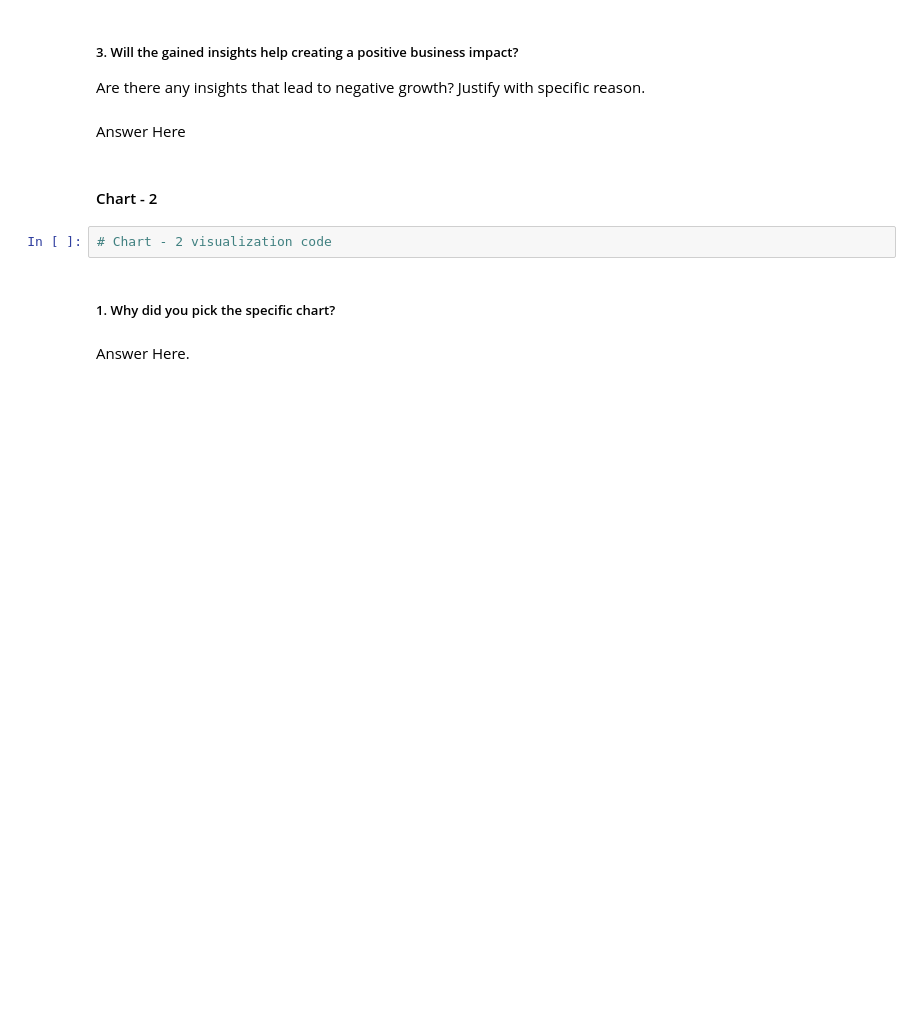
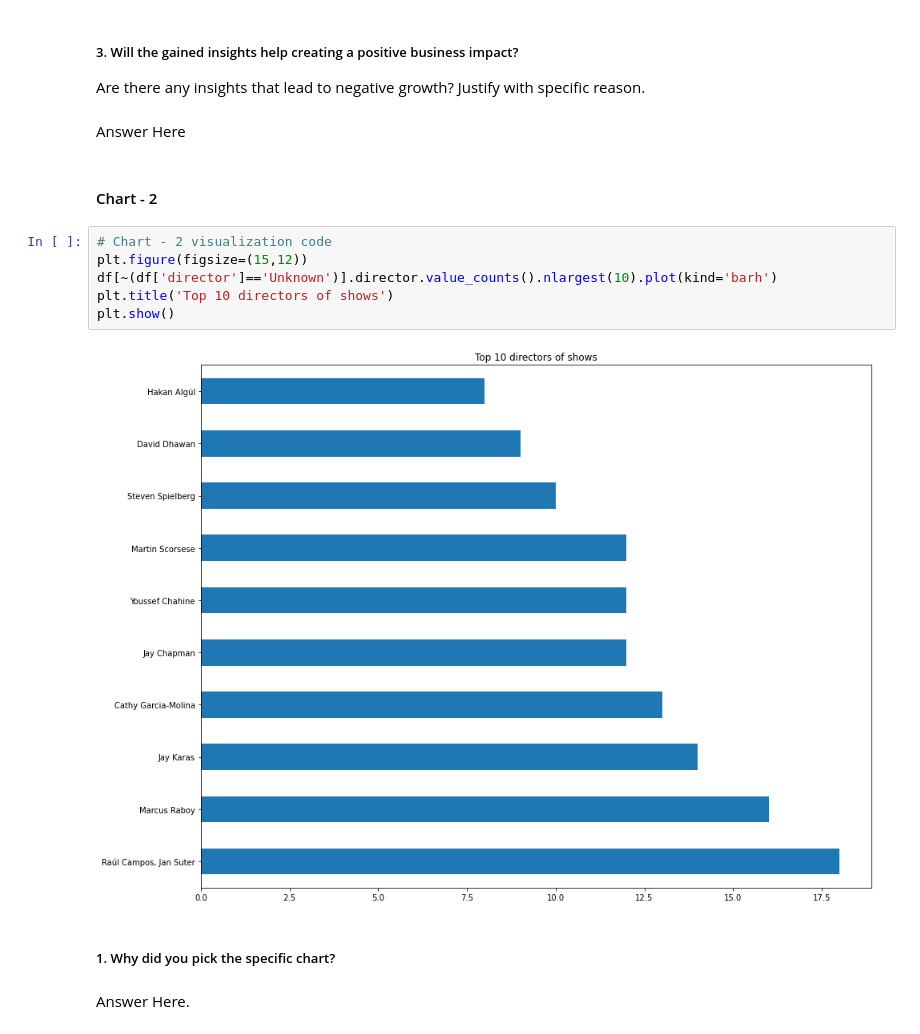
Before and after one commit to RahulI5/Netflix-Movies-and-TV-Shows-Clustering, a Jupyter notebook: Netflix_Movies_and_TV_Shows_Clustering.ipynb, the cells around one changed output. Drawn from its saved outputs; the diff is of its cells as text; blank space fills up the shorter version.

```diff
--- a/Netflix_Movies_and_TV_Shows_Clustering.ipynb
+++ b/Netflix_Movies_and_TV_Shows_Clustering.ipynb
@@ -293,8 +295,14 @@ Are there any insights that lead to negative growth? Justify with specific reaso
 Answer Here
 # %% [markdown]
 #### Chart - 2
-# %%
-# Chart - 2 visualization code
+# %%
+# Chart - 2 visualization code
+plt.figure(figsize=(15,12))
+df[~(df['director']=='Unknown')].director.value_counts().nlargest(10).plot(kind='barh')
+plt.title('Top 10 directors of shows')
+plt.show()
+# %% [output]
+[figure, added]
 # %% [markdown]
 ##### 1. Why did you pick the specific chart?
 # %% [markdown]
```
Also changed, not shown: parts of 73 cells of this notebook.
